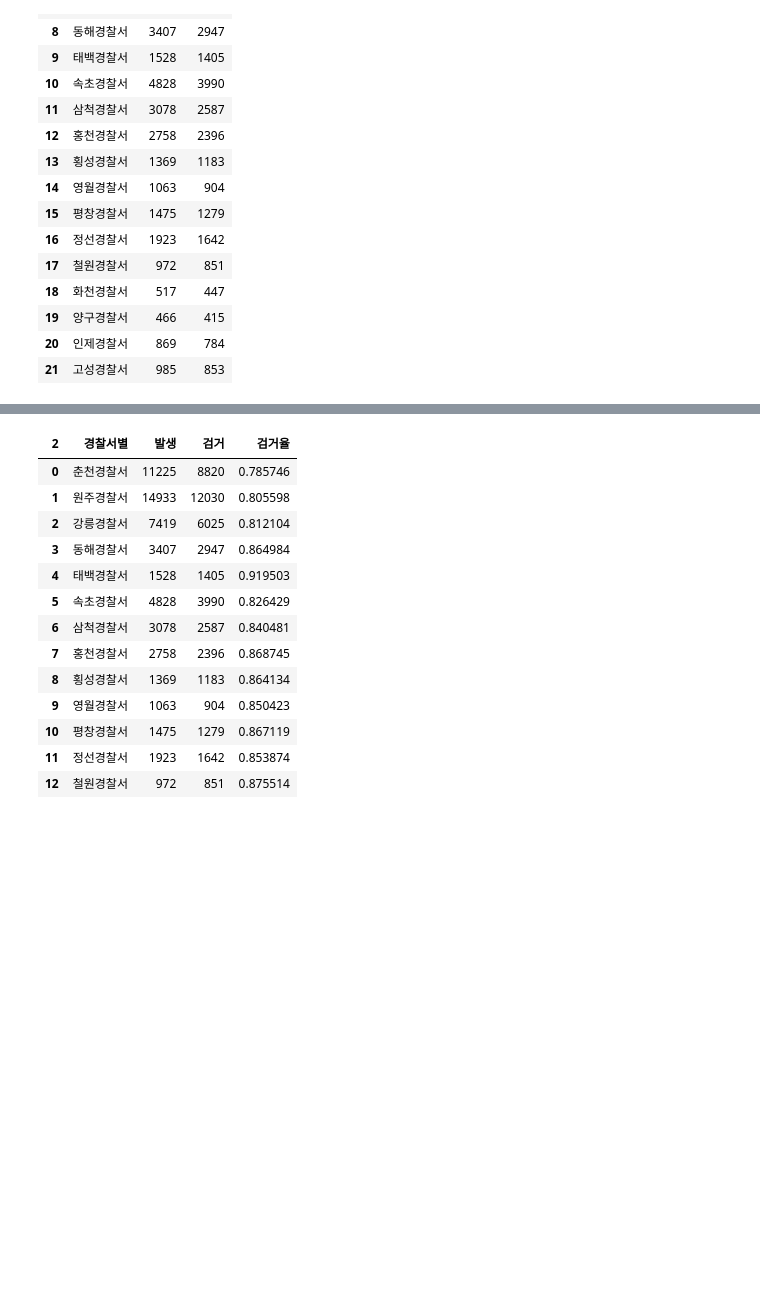
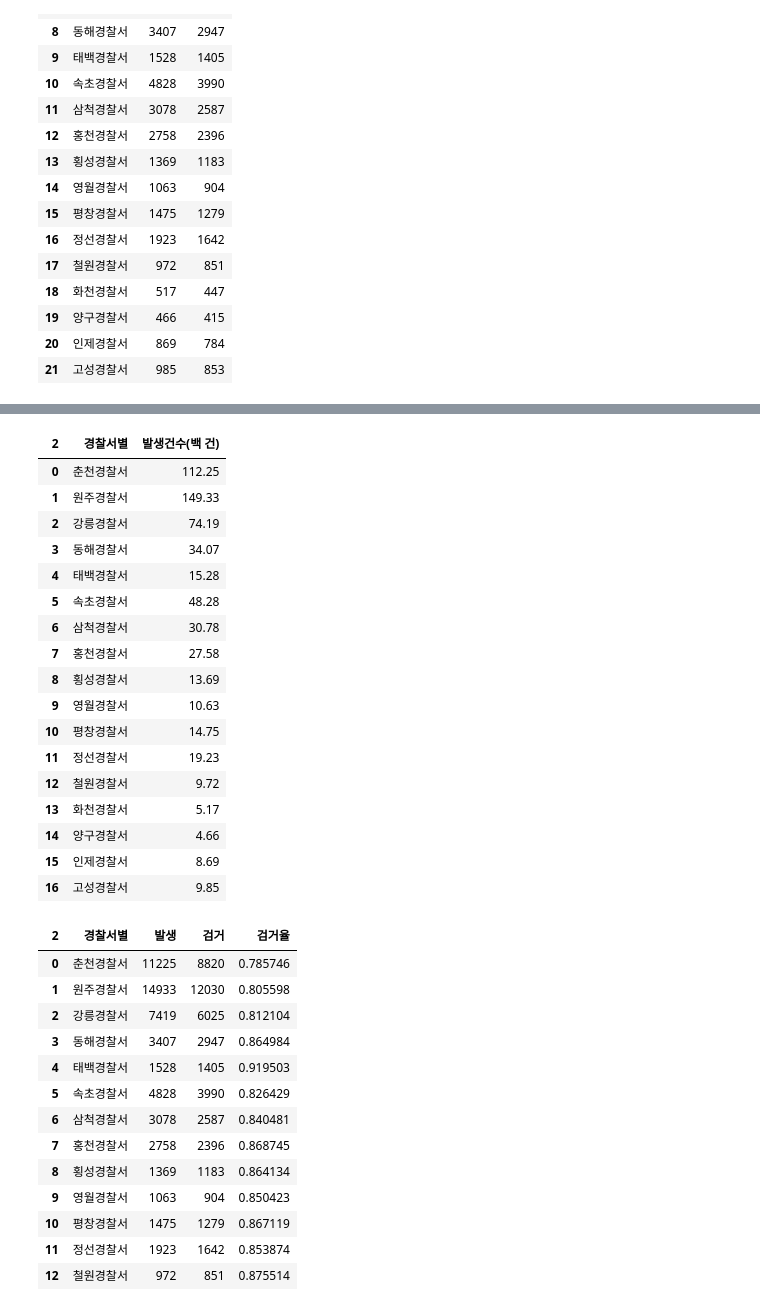
Before and after one commit to khk376/miniProject_pandas, a Jupyter notebook: crime_15_16.ipynb, the cells around one changed output, grey strips where cells are left out. Cells and saved outputs as stored; diff of their text form; code cells hidden in the pictures; blank space fills up the shorter version.

```diff
--- a/crime_15_16.ipynb
+++ b/crime_15_16.ipynb
@@ -380,3 +361,25 @@ c1=c0.reset_index(drop=True)
+# %%
+del c1['발생']
+c1
+# %% [output]
+| 2 | 경찰서별 | 발생건수(백 건) |
+| 0 | 춘천경찰서 | 112.25 |
+| 1 | 원주경찰서 | 149.33 |
+| 2 | 강릉경찰서 | 74.19 |
+| 3 | 동해경찰서 | 34.07 |
+| 4 | 태백경찰서 | 15.28 |
+| 5 | 속초경찰서 | 48.28 |
+| 6 | 삼척경찰서 | 30.78 |
+| 7 | 홍천경찰서 | 27.58 |
+| 8 | 횡성경찰서 | 13.69 |
+| 9 | 영월경찰서 | 10.63 |
+| 10 | 평창경찰서 | 14.75 |
+| 11 | 정선경찰서 | 19.23 |
+| 12 | 철원경찰서 | 9.72 |
+| 13 | 화천경찰서 | 5.17 |
+| 14 | 양구경찰서 | 4.66 |
+| 15 | 인제경찰서 | 8.69 |
+| 16 | 고성경찰서 | 9.85 |
 # %%
 c1['검거율']=c1['검거'].astype(int)/c1['발생'].astype(int)
 c1
```
Also changed, not shown: parts of 14 cells of this notebook.
